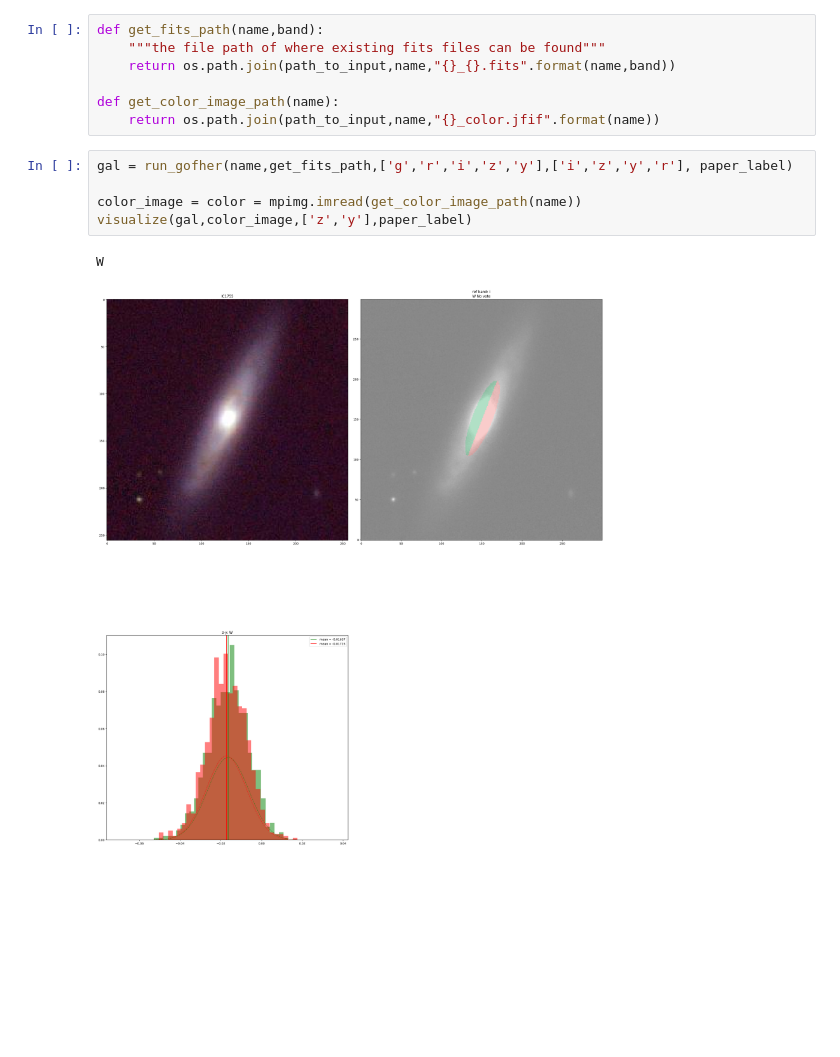
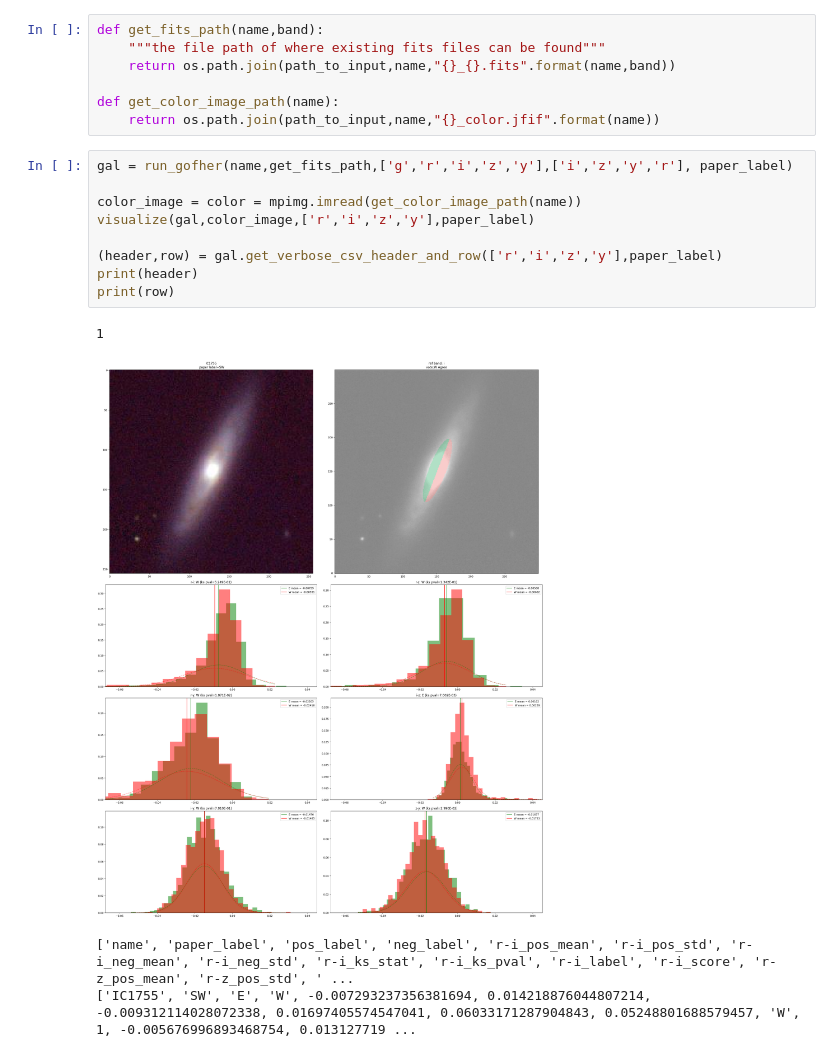
Before and after one commit to cora-schallock/gofher, a Jupyter notebook: examples/run_gofher_on_a_single_galaxy.ipynb, the cells around one changed output. Drawn from its saved outputs; the diff is of its cells as text; blank space fills up the shorter version.

```diff
--- a/examples/run_gofher_on_a_single_galaxy.ipynb
+++ b/examples/run_gofher_on_a_single_galaxy.ipynb
@@ -24,8 +24,14 @@ def get_color_image_path(name):
 # %%
 gal = run_gofher(name,get_fits_path,['g','r','i','z','y'],['i','z','y','r'], paper_label)
 
 color_image = color = mpimg.imread(get_color_image_path(name))
-visualize(gal,color_image,['z','y'],paper_label)
+visualize(gal,color_image,['r','i','z','y'],paper_label)
+
+(header,row) = gal.get_verbose_csv_header_and_row(['r','i','z','y'],paper_label)
+print(header)
+print(row)
 # %% [output]
-W
+1
-[figure, old version]
+[figure, new version]
+['name', 'paper_label', 'pos_label', 'neg_label', 'r-i_pos_mean', 'r-i_pos_std', 'r-i_neg_mean', 'r-i_neg_std', 'r-i_ks_stat', 'r-i_ks_pval', 'r-i_label', 'r-i_score', 'r-z_pos_mean', 'r-z_pos_std', ' ...
+['IC1755', 'SW', 'E', 'W', -0.007293237356381694, 0.014218876044807214, -0.009312114028072338, 0.01697405574547041, 0.06033171287904843, 0.05248801688579457, 'W', 1, -0.005676996893468754, 0.013127719 ...
```
Also changed, not shown: 1 other file.
